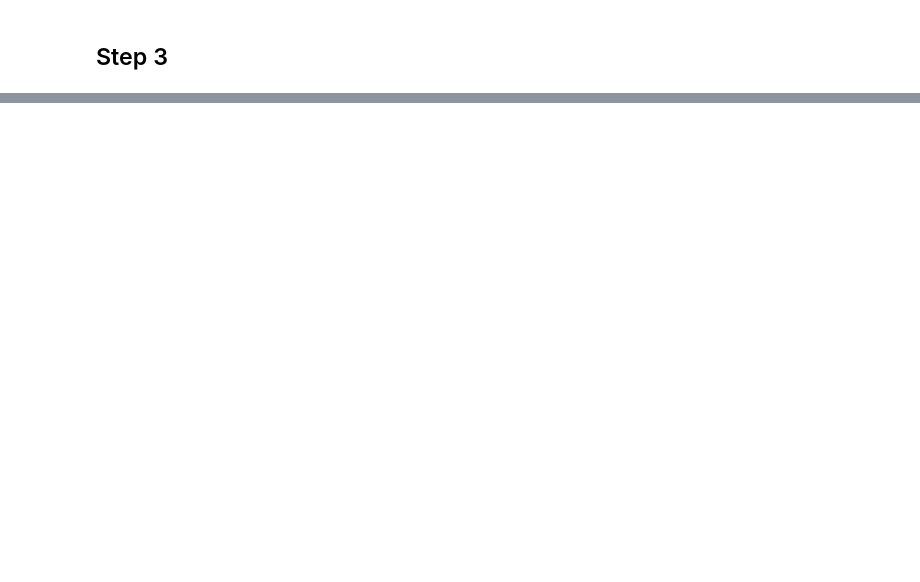
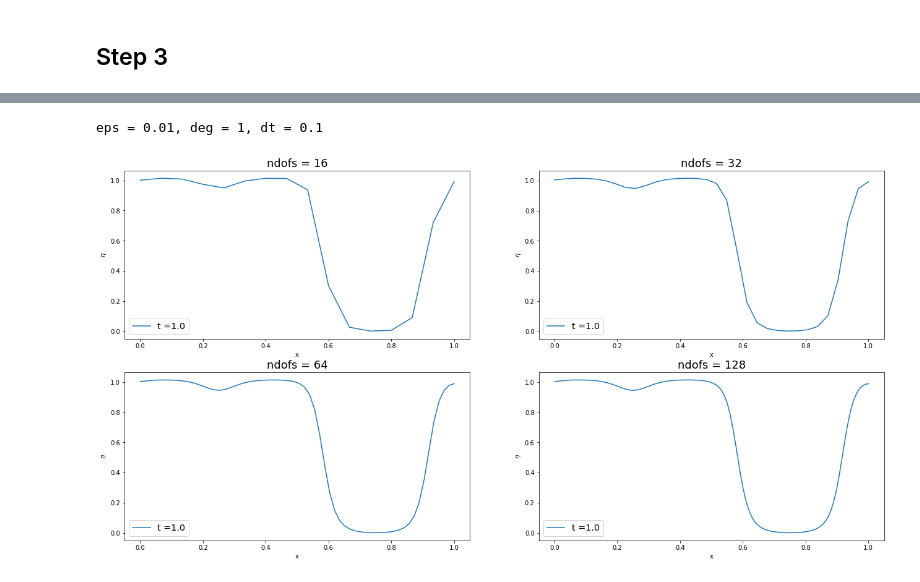
Before and after one commit to eferos93/P1.4_seed, a Jupyter notebook: final_project/final_project_2019-2020.ipynb, the cells around one changed output, grey strips where cells are left out. Cells and saved outputs as stored; diff of their text form; code cells hidden in the pictures; blank space fills up the shorter version.

```diff
--- a/final_project/final_project_2019-2020.ipynb
+++ b/final_project/final_project_2019-2020.ipynb
@@ -236,0 +289,5 @@ dt = [.25, .125, .0625, .03125, .015625]
+# %%
+plot_increasing_ndofs(eps = 0.01, degree = 1, dt = 0.1, ndofs=ndofs)
+# %% [output]
+eps = 0.01, deg = 1, dt = 0.1
+[figure, added]
```
Also changed, not shown: parts of 6 cells of this notebook.
